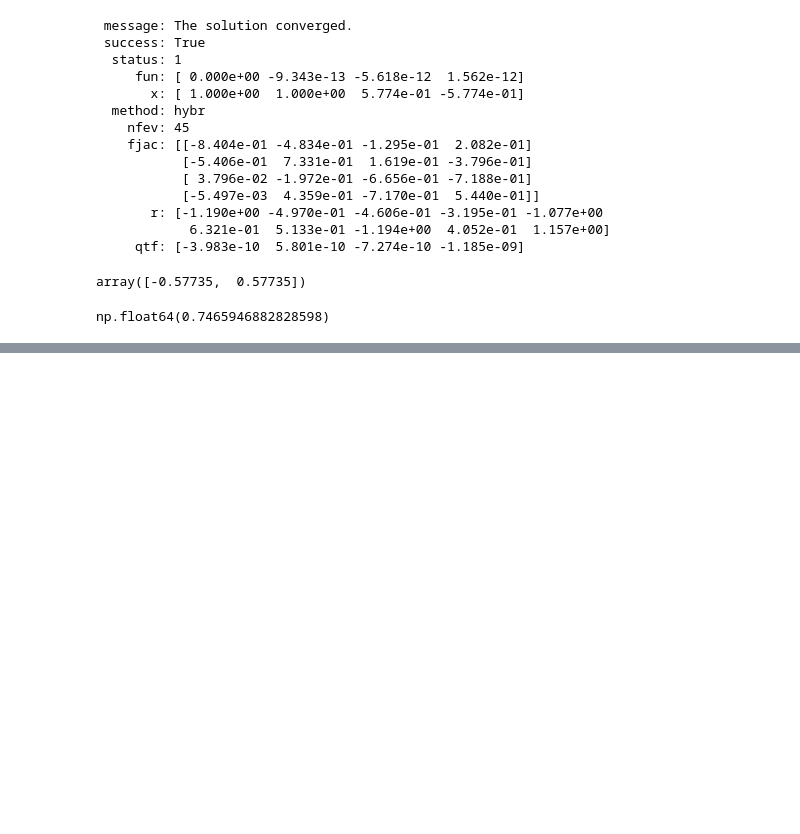
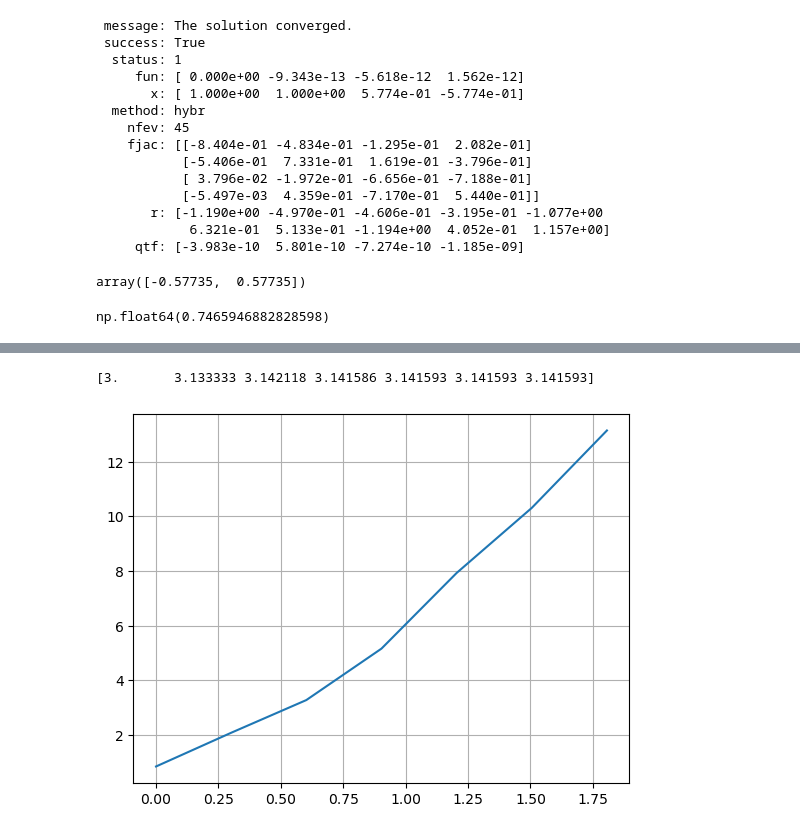
Before and after one commit to Chris0325/scientific_computing, a Jupyter notebook: chapter_8.ipynb, the cells around one changed output, grey strips where cells are left out. Cells and saved outputs as stored; diff of their text form; code cells hidden in the pictures; blank space fills up the shorter version.

```diff
--- a/chapter_8.ipynb
+++ b/chapter_8.ipynb
@@ -217,0 +355,10 @@ np.float64(0.7465946882828598)
+# %%
+# (b)
+vs = romberg(f, 0, 1, tol=1e-10)
+print(vs)
+errors = np.abs(vs - np.pi)
+plt.plot(- np.log10([1 / 2 ** exponent for exponent in range(len(vs))]), - np.log10(errors))
+plt.grid(True)
+# %% [output]
+[3.       3.133333 3.142118 3.141586 3.141593 3.141593 3.141593]
+[figure, added]
```
Also changed, not shown: parts of 32 cells of this notebook.
